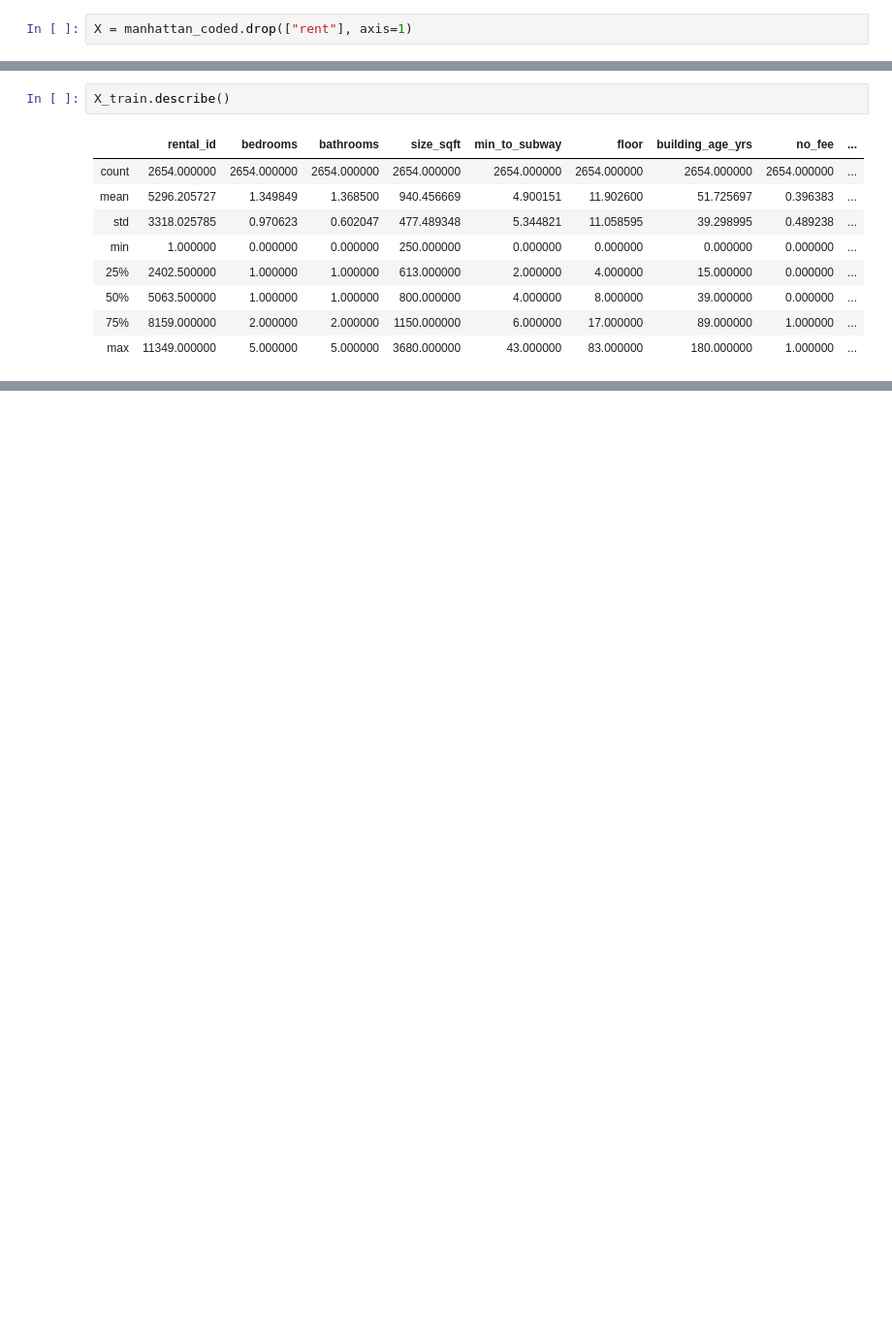
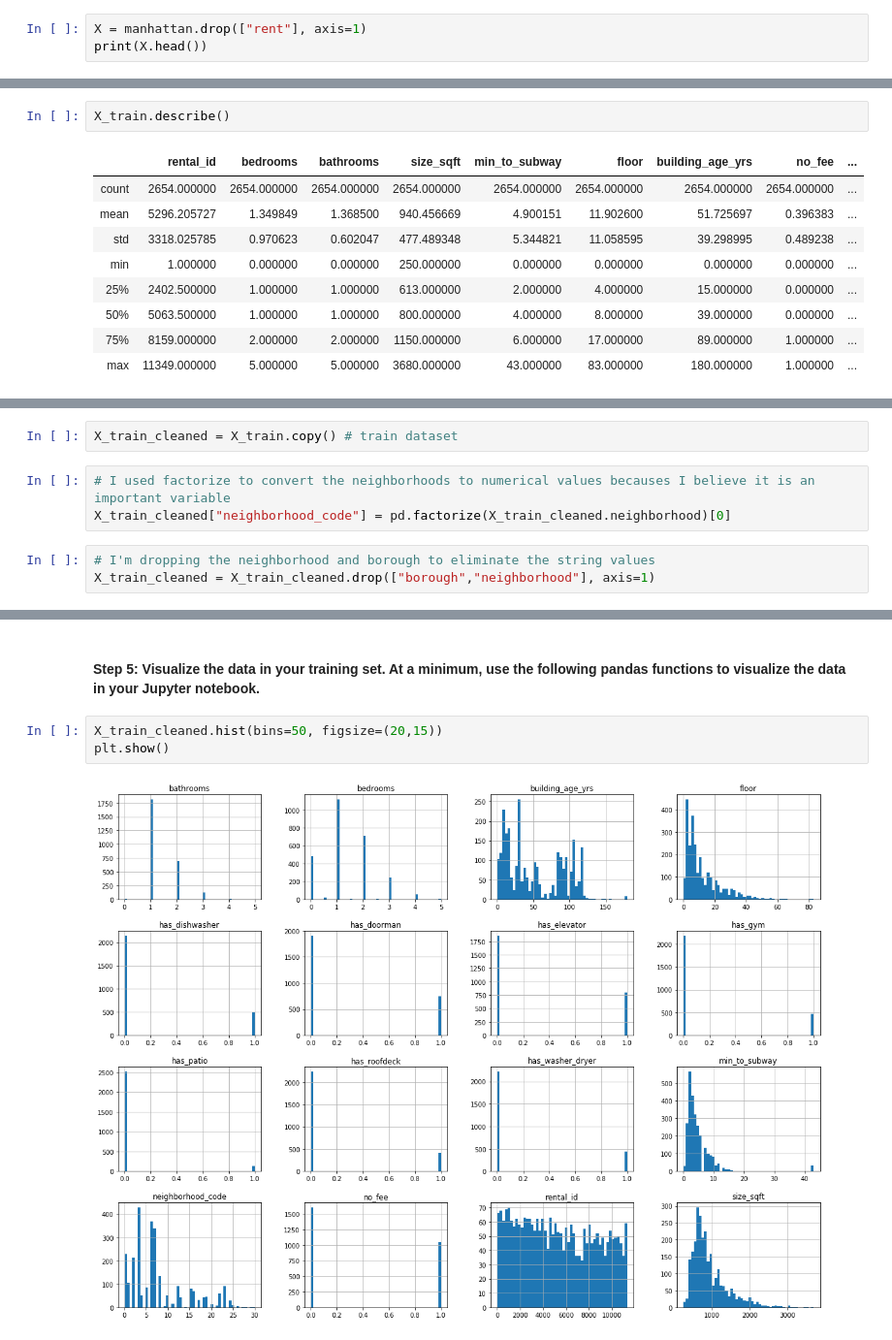
Before and after one commit to kathiavf16/data71200, a Jupyter notebook: Assignment 1 - Exploratory Data Analysis - Kathia Vargas Feliz.ipynb, the cells around one changed output, grey strips where cells are left out. Shown at 97% size. Drawn from its saved outputs; the diff is of its cells as text; blank space fills up the shorter version.

```diff
--- a/Assignment 1 - Exploratory Data Analysis - Kathia Vargas Feliz.ipynb
+++ b/Assignment 1 - Exploratory Data Analysis - Kathia Vargas Feliz.ipynb
@@ -56,4 +34,5 @@ print(y.head())
 4    17500
 Name: rent, dtype: int64
 # %%
-X = manhattan_coded.drop(["rent"], axis=1)
+X = manhattan.drop(["rent"], axis=1)
+print(X.head())
@@ -118,0 +119,8 @@ memory usage: 352.5 KB
+# %%
+X_train_cleaned = X_train.copy() # train dataset
+# %%
+# I used factorize to convert the neighborhoods to numerical values becauses I believe it is an important variable
+X_train_cleaned["neighborhood_code"] = pd.factorize(X_train_cleaned.neighborhood)[0]
+# %%
+# I'm dropping the neighborhood and borough to eliminate the string values
+X_train_cleaned = X_train_cleaned.drop(["borough","neighborhood"], axis=1)
@@ -118,0 +147,7 @@ memory usage: 352.5 KB
+# %% [markdown]
+#### Step 5: Visualize the data in your training set. At a minimum, use the following pandas functions to visualize the data in your Jupyter notebook.
+# %%
+X_train_cleaned.hist(bins=50, figsize=(20,15))
+plt.show()
+# %% [output]
+[figure, added]
```
Also changed, not shown: parts of 19 cells of this notebook.
